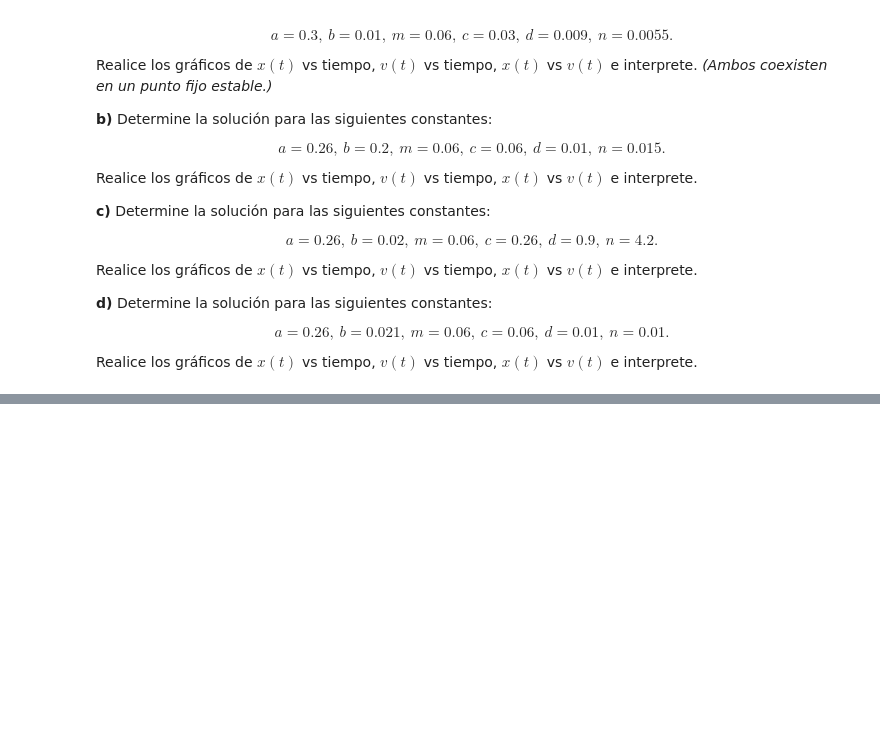
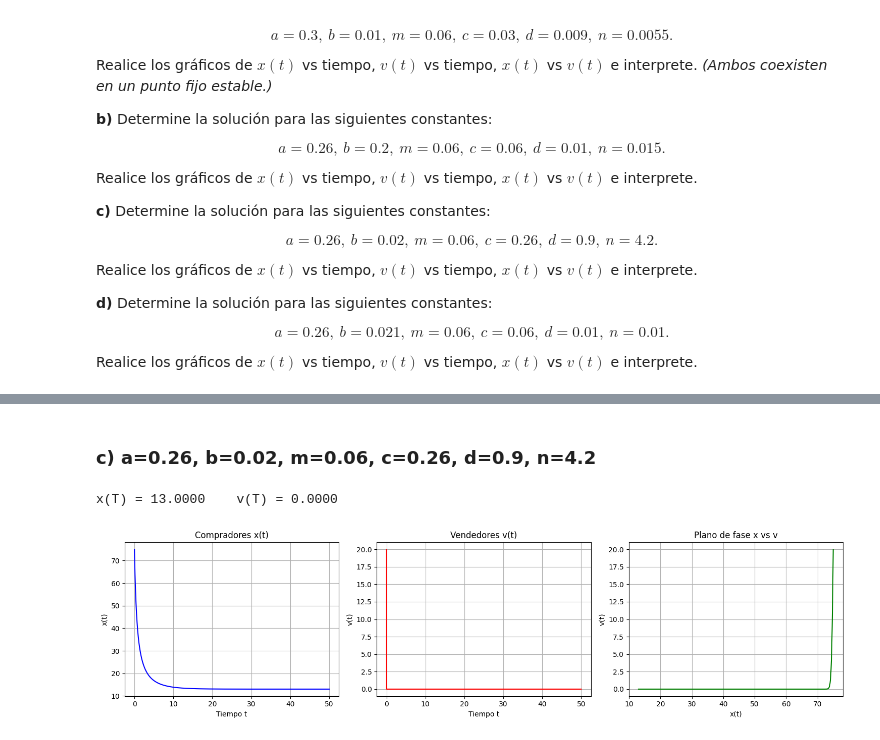
Before and after one commit to CodeNomad-01/AnalisisNumerico, a Jupyter notebook: taller2/Taller_2.ipynb, the cells around one changed output, grey strips where cells are left out. Cells and saved outputs as stored; diff of their text form; code cells hidden in the pictures; blank space fills up the shorter version.

```diff
--- a/taller2/Taller_2.ipynb
+++ b/taller2/Taller_2.ipynb
@@ -500,0 +604,34 @@ Realice los gráficos de $x(t)$ vs tiempo, $v(t)$ vs tiempo, $x(t)$ vs $v(t)$ e
+# %% [markdown]
+### c) a=0.26, b=0.02, m=0.06, c=0.26, d=0.9, n=4.2
+# %%
+def lotka_c(t, y):
+    x, v = y[0], y[1]
+    a, b, m_ = 0.26, 0.02, 0.06
+    c_, d, n = 0.26, 0.9, 4.2
+    return np.array([x*(a  - b*x - m_*v),
+                     v*(c_ - d*v - n*x)])
+
+# h pequeno porque n = 4.2 hace la dinamica muy rapida y Euler con h grande
+# genera overflow
+t, sol = ec.Euler(lotka_c, 0, 50, 0.001, np.array([75.0, 20.0]))
+sol = np.array(sol)
+x_t, v_t = sol[:, 0], sol[:, 1]
+
+print(f"x(T) = {x_t[-1]:.4f}    v(T) = {v_t[-1]:.4f}")
+
+fig, axes = plt.subplots(1, 3, figsize=(15, 4))
+axes[0].plot(t, x_t, 'b-'); axes[0].set_title('Compradores x(t)')
+axes[0].set_xlabel('Tiempo t'); axes[0].set_ylabel('x(t)'); axes[0].grid(True)
+axes[1].plot(t, v_t, 'r-'); axes[1].set_title('Vendedores v(t)')
+axes[1].set_xlabel('Tiempo t'); axes[1].set_ylabel('v(t)'); axes[1].grid(True)
+axes[2].plot(x_t, v_t, 'g-'); axes[2].set_title('Plano de fase x vs v')
+axes[2].set_xlabel('x(t)'); axes[2].set_ylabel('v(t)'); axes[2].grid(True)
+plt.tight_layout()
+plt.show()
+
+# Justificacion: el coeficiente n = 4.2 hace que los compradores depriman muy
+# rapido el crecimiento de los vendedores; estos colapsan en pocas unidades de
+# tiempo. El sistema converge a (a/b, 0) = (13, 0): los compradores ganan.
+# %% [output]
+x(T) = 13.0000    v(T) = 0.0000
+[figure, added]
```
Also changed, not shown: parts of 52 cells of this notebook, 1 other file.
